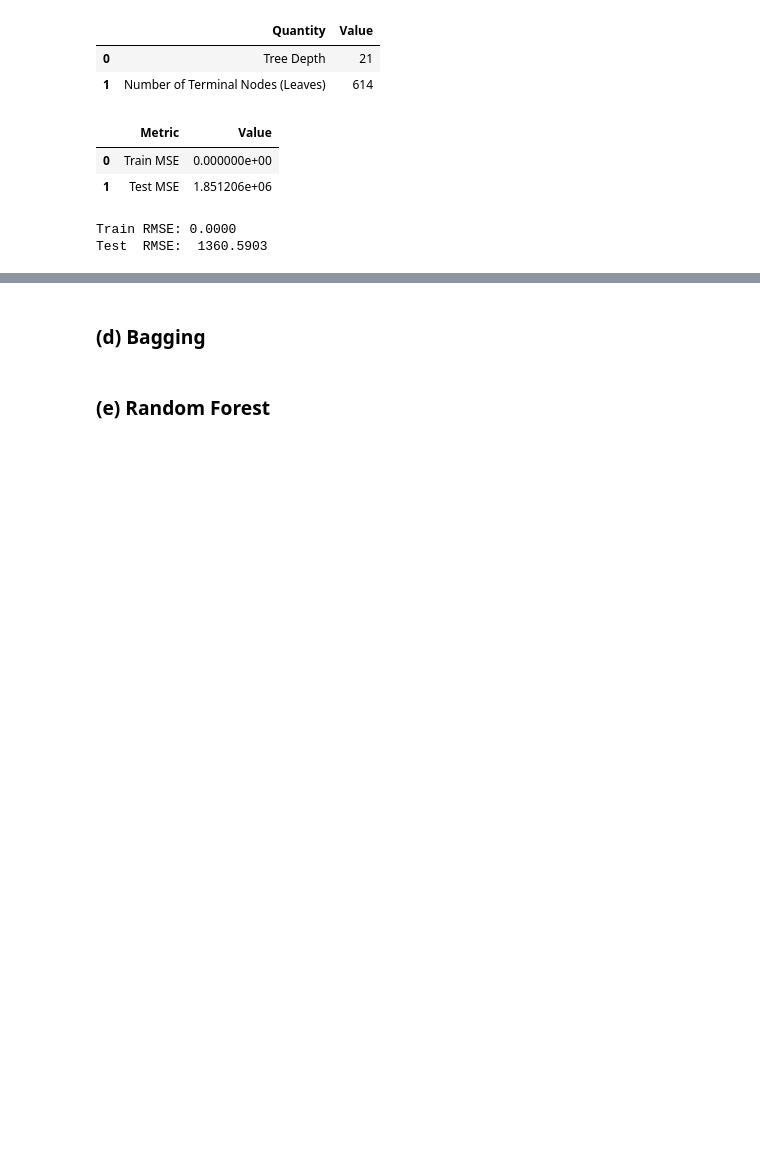
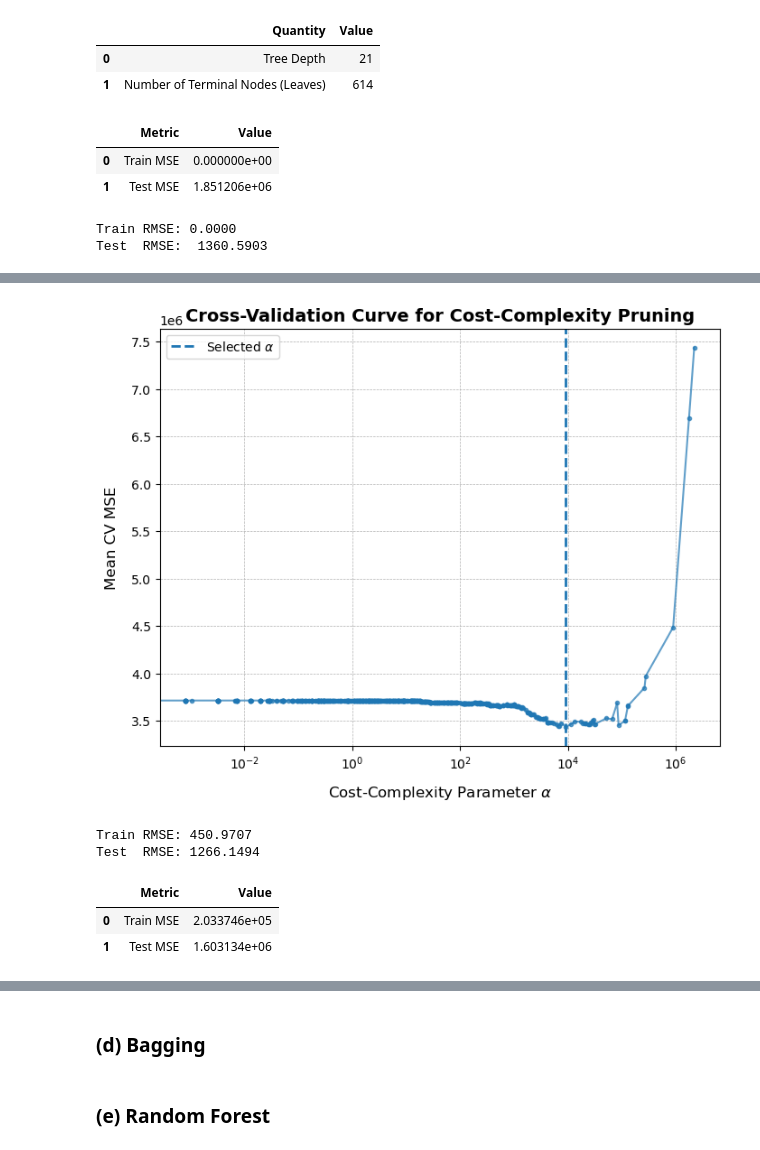
Before and after one commit to etoobian/STAT587_DS1_HW2, a Jupyter notebook: notebooks/STAT587_HW2.ipynb, the cells around one changed output, grey strips where cells are left out. Saved outputs shown, nothing was run; the diff lists cells and outputs as text; code cells hidden in the pictures; blank space fills up the shorter version.

```diff
--- a/notebooks/STAT587_HW2.ipynb
+++ b/notebooks/STAT587_HW2.ipynb
@@ -646,7 +661,8 @@ assert (q1c_ccp_alphas >= 0).all()
 q1c_kf = KFold(n_splits=10, shuffle=True, random_state=SEED)
 
 # Drop Last alpha (stump)
-q1c_alphas = q1c_ccp_alphas[:-1]
+q1c_alphas = q1c_ccp_alphas[:-1].astype(float)
+assert len(q1c_alphas) > 0, "No candidate alphas found after dropping the last alpha."
 
 q1c_cv_rows = []
 
@@ -665,6 +681,8 @@ for a in q1c_alphas:
         cv=q1c_kf,
         scoring="neg_mean_squared_error",
     )
+
+    cv_mse = -cv_neg_mse
     q1c_cv_rows.append(
         {
             "ccp_alpha": float(a),
@@ -675,10 +693,6 @@ for a in q1c_alphas:
 
 q1c_cv_results = pd.DataFrame(q1c_cv_rows)
 
-# Choose alpha with Minimum Mean CV MSE
-q1c_best_row = q1c_cv_results.loc[q1c_cv_results["cv_mse_mean"].idxmin()]
-q1c_best_alpha = float(q1c_best_row["ccp_alpha"])
-
 # Sanity checks
 assert q1c_cv_results.shape[0] == len(q1c_alphas)
-assert q1c_best_alpha >= 0
+assert (q1c_cv_results["ccp_alpha"] >= 0).all()
@@ -689,0 +699,10 @@ assert q1c_best_alpha >= 0
+# %%
+# Choose alpha with Minimum Mean CV MSE
+q1c_best_idx = q1c_cv_results["cv_mse_mean"].idxmin()
+q1c_best_alpha = float(q1c_cv_results.loc[q1c_best_idx, "ccp_alpha"])
+
+assert q1c_best_alpha >= 0
+vprint(f"Q1(c) selected alpha: {q1c_best_alpha:.6f}")
+
+if VERBOSE:
+    display(q1c_cv_results.sort_values("cv_mse_mean").head(10))
@@ -692,36 +724,36 @@ assert q1c_best_alpha >= 0
 fig, ax = plt.subplots(figsize=(8, 6))
 
 ax.plot(
     q1c_cv_results["ccp_alpha"],
     q1c_cv_results["cv_mse_mean"],
     marker="o",
     markersize=3,
     alpha=0.7,
     linestyle="-",
     linewidth=1.5,
 )
 
 # Mark Selected alpha
 ax.axvline(
     q1c_best_alpha,
     linestyle="--",
     linewidth=2,
     label=r"Selected $\alpha$",
 )
 
 ax.set_xscale("log")
 ax.set_xlabel(r"Cost-Complexity Parameter $\alpha$", fontsize=12, labelpad=10)
 ax.set_ylabel("Mean CV MSE", fontsize=12, labelpad=10)
 ax.set_title(
     "Cross-Validation Curve for Cost-Complexity Pruning", fontsize=14, fontweight="bold"
 )
 
 ax.legend()
 ax.grid(True, which="both", linestyle="--", linewidth=0.5)
 
-# Save figure
-fig.savefig(FIG_DIR / "q1c_cv_curve.png", dpi=300, bbox_inches="tight")
-plt.close(fig)
+_ = save_fig(fig, "q1c_cv_curve.png")
+# %% [output]
+[figure, added]
 # %%
 # Fit Pruned Tree using Best alpha
 
@@ -739,13 +771,42 @@ assert hasattr(q1c_tree_pruned.named_steps["model"], "tree_")
 # %%
-# Predict on test set
+# Train/Test Performance
+q1c_y_train_pred = q1c_tree_pruned.predict(q1_X_train)
 q1c_y_test_pred = q1c_tree_pruned.predict(q1_X_test)
 
-# Test MSE
-q1c_test_mse = mean_squared_error(q1_y_test, q1c_y_test_pred)
-assert q1c_test_mse > 0
+q1c_train_mse = float(mean_squared_error(q1_y_train, q1c_y_train_pred))
+q1c_test_mse = float(mean_squared_error(q1_y_test, q1c_y_test_pred))
 
-# RMSE sanity check
+assert q1c_train_mse >= 0 and q1c_test_mse >= 0
+
+# RMSE sanity checks
+q1c_train_rmse = float(np.sqrt(q1c_train_mse))
 q1c_test_rmse = float(np.sqrt(q1c_test_mse))
-# q1c_test_rmse
+
+if VERBOSE:
+    vprint(f"Train RMSE: {q1c_train_rmse:.4f}")
+    vprint(f"Test  RMSE: {q1c_test_rmse:.4f}")
+# %% [output]
+Train RMSE: 450.9707
+Test  RMSE: 1266.1494
+# %%
+q1c_mse_tbl = pd.DataFrame(
+    {"Metric": ["Train MSE", "Test MSE"], "Value": [q1c_train_mse, q1c_test_mse]}
+)
+
+_ = save_tex_table(
+    q1c_mse_tbl,
+    "q1c_tree_mse.tex",
+    caption="Train and test mean squared error (MSE) for the pruned regression tree.",
+    label="tab:q1c-tree-mse",
+    float_fmt="%.4f",
+    index=False,
+)
+
+if VERBOSE:
+    display(q1c_mse_tbl)
+# %% [output]
+|  | Metric | Value |
+| 0 | Train MSE | 2.033746e+05 |
+| 1 | Test MSE | 1.603134e+06 |
 # %%
 # Extract Pruned Depth and Num Leaves
```
Also changed, not shown: parts of 18 cells of this notebook, 7 other files.
